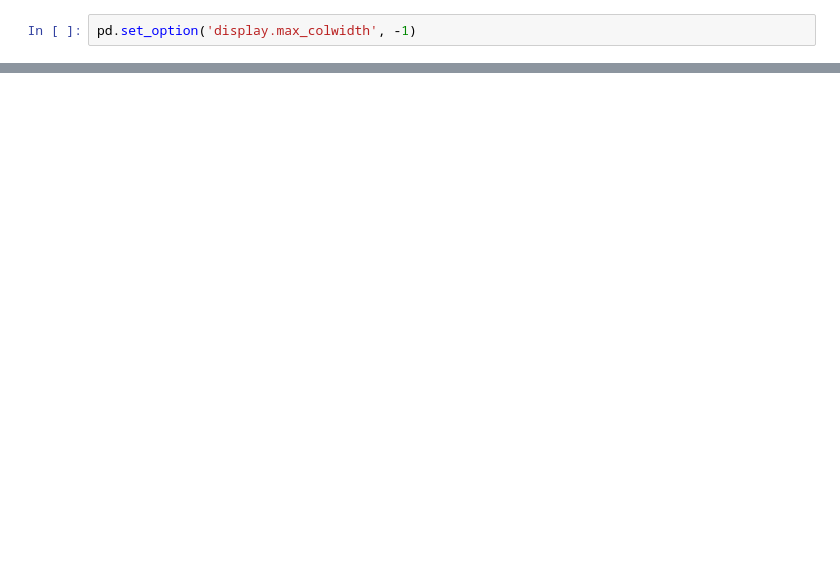
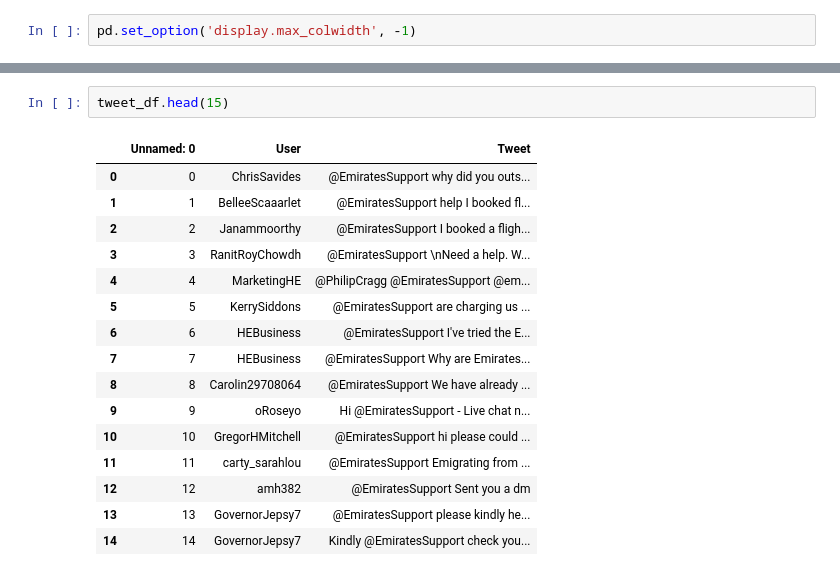
Before and after one commit to abbasqureshi7/SpringBoard-Capstone-Project-2, a Jupyter notebook: CapProject 2.ipynb, the cells around one changed output, grey strips where cells are left out. Cells and saved outputs as stored; diff of their text form; blank space fills up the shorter version.

```diff
--- a/CapProject 2.ipynb
+++ b/CapProject 2.ipynb
@@ -108,0 +121,19 @@ memory usage: 320.0+ bytes
+# %%
+tweet_df.head(15)
+# %% [output]
+|  | Unnamed: 0 | User | Tweet |
+| 0 | 0 | ChrisSavides | @EmiratesSupport why did you outs... |
+| 1 | 1 | BelleeScaaarlet | @EmiratesSupport help I booked fl... |
+| 2 | 2 | Janammoorthy | @EmiratesSupport I booked a fligh... |
+| 3 | 3 | RanitRoyChowdh | @EmiratesSupport \nNeed a help. W... |
+| 4 | 4 | MarketingHE | @PhilipCragg @EmiratesSupport @em... |
+| 5 | 5 | KerrySiddons | @EmiratesSupport are charging us ... |
+| 6 | 6 | HEBusiness | @EmiratesSupport I've tried the E... |
+| 7 | 7 | HEBusiness | @EmiratesSupport Why are Emirates... |
+| 8 | 8 | Carolin29708064 | @EmiratesSupport We have already ... |
+| 9 | 9 | oRoseyo | Hi @EmiratesSupport - Live chat n... |
+| 10 | 10 | GregorHMitchell | @EmiratesSupport hi please could ... |
+| 11 | 11 | carty_sarahlou | @EmiratesSupport Emigrating from ... |
+| 12 | 12 | amh382 | @EmiratesSupport Sent you a dm |
+| 13 | 13 | GovernorJepsy7 | @EmiratesSupport please kindly he... |
+| 14 | 14 | GovernorJepsy7 | Kindly @EmiratesSupport check you... |
```
Also changed, not shown: parts of 21 cells of this notebook.
